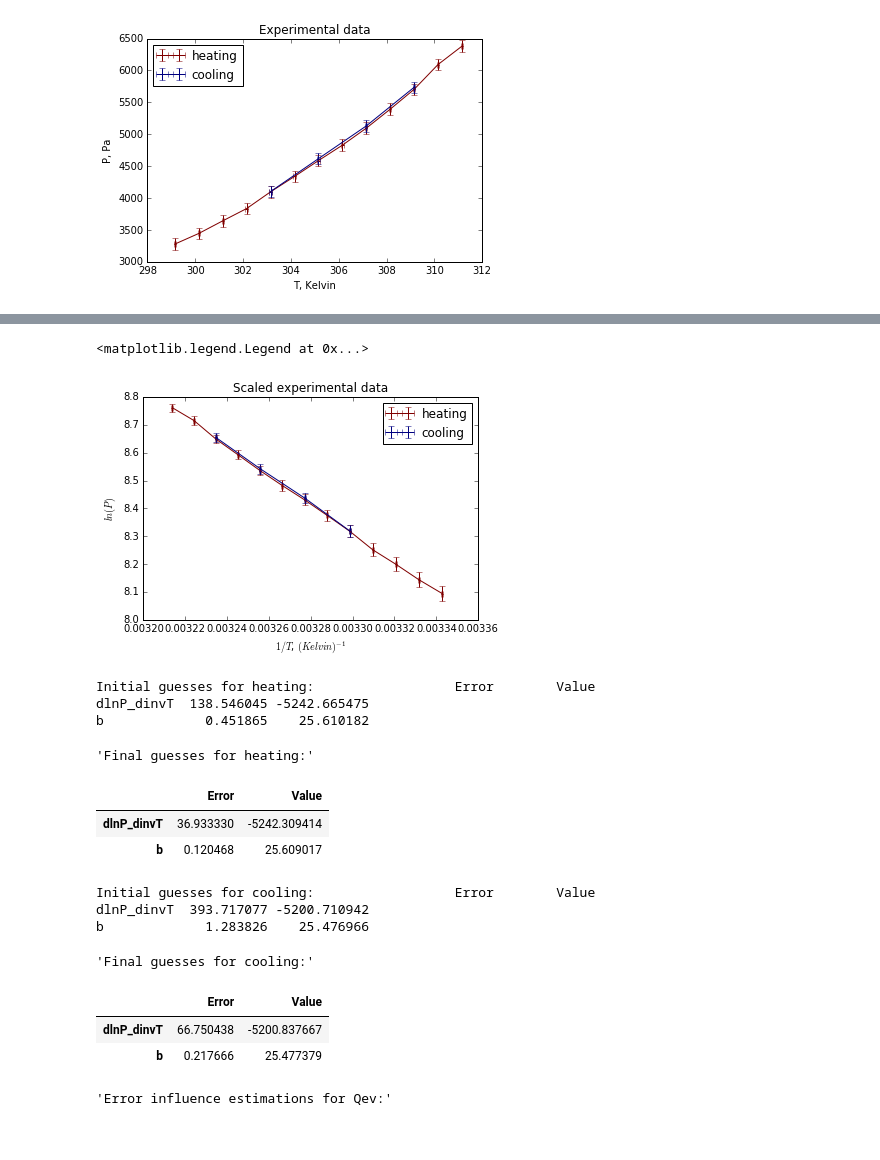
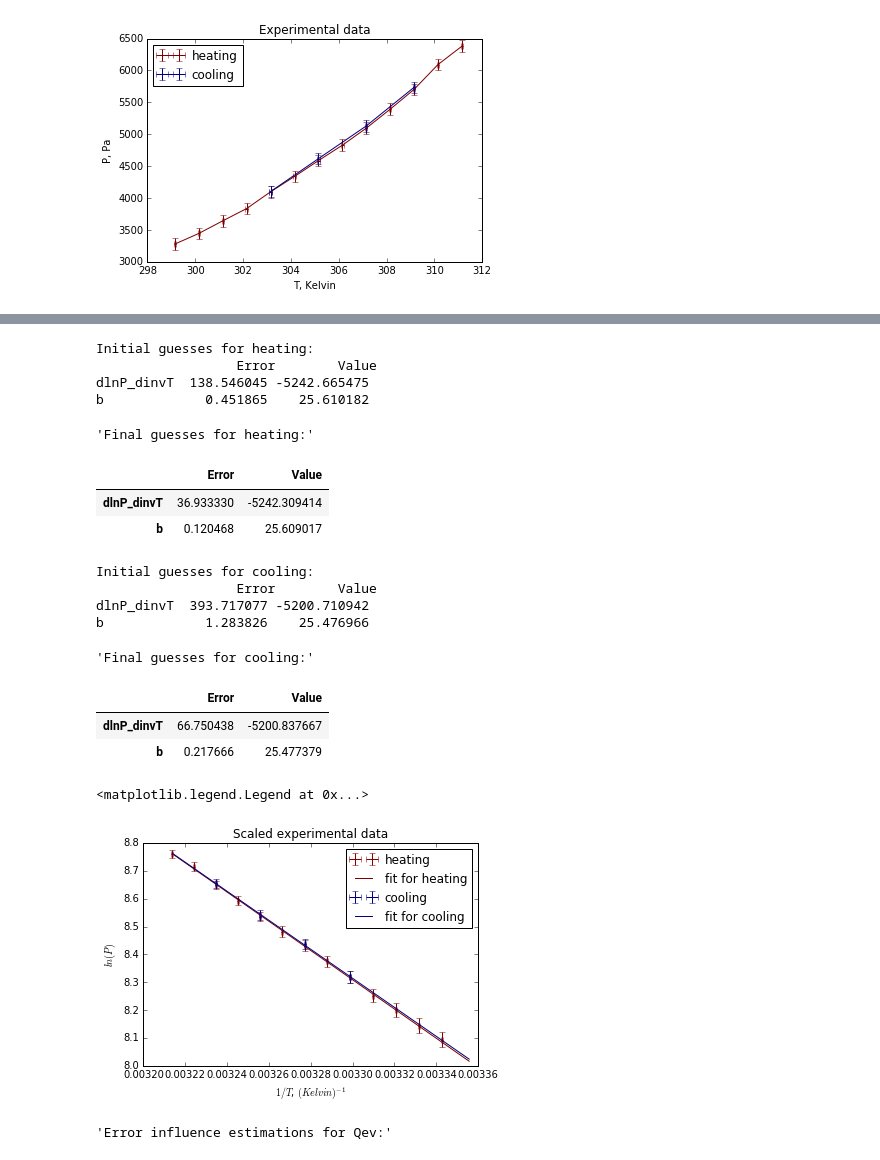
Before and after one commit to intelfx/mipt-lab, a Jupyter notebook: Курс 1 семестр 2/Лабы/2.4.1/2.4.1.ipynb, the cells around one changed output, grey strips where cells are left out. Saved outputs shown, nothing was run; the diff lists cells and outputs as text; code cells hidden in the pictures.

```diff
--- a/Курс 1 семестр 2/Лабы/2.4.1/2.4.1.ipynb
+++ b/Курс 1 семестр 2/Лабы/2.4.1/2.4.1.ipynb
@@ -131,5 +131,5 @@ for kind in kinds:
                                                                    work[kind],
                                                                    sym_pressure_cols_mapping,
                                                                    data[kind])
-    disp("Data for %s" % kind, data[kind])
+    disp("Data for %s:" % kind, data[kind])
 # %% [output]
@@ -205,5 +205,5 @@ for kind in kinds:
                                                                        work[kind],
                                                                        sym_invT_cols_mapping,
                                                                        data[kind])
-    disp("Data for %s" % kind, data[kind])
+    disp("Calculated data for %s:" % kind, data[kind])
 # %% [output]
@@ -229,46 +229,51 @@ for kind in kinds:
 | 2 | 305.15 | 0.05 | 0.1107 | 0.0686 | 0.1680 | 0.0005 | 4617.363844 | 90.603809 | 8.437579 | 0.019622 | ... |
 | 3 | 303.15 | 0.05 | 0.1086 | 0.0704 | 0.1697 | 0.0005 | 4101.919080 | 90.635891 | 8.319210 | 0.022096 | ... |
 # %%
+def fit_model(x, a, b):
+    return a * x + b
+fit_model_args = ["dlnP_dinvT", "b"]
+
+for kind in kinds:
+    ll.add(work[kind], ll.fit(name = kind,
+                              model = fit_model,
+                              model_args = fit_model_args,
+                              x = data[kind]["invT"],
+                              y = data[kind]["lnP"],
+                              xerr = data[kind]["Error_invT"],
+                              yerr = data[kind]["Error_lnP"]))
+
 plt.title("Scaled experimental data")
 plt.ylabel("$ln(P)$")
 plt.xlabel("$1/T$, $(Kelvin)^{-1}$")
 
+x_linspace = ll.linspace([x for x in data["heating"]["invT"]])
+
 for kind in kinds:
     plt.errorbar(x = data[kind]["invT"], y = data[kind]["lnP"],
                  xerr = data[kind]["Error_invT"], yerr = data[kind]["Error_lnP"],
-                 label = kind, color = colors[kind])
+                 ls = 'none', label = kind, color = colors[kind])
+    plt.errorbar(x = x_linspace, y = fit_model(x_linspace, *work[kind].Value[fit_model_args]),
+                 label = "fit for %s" % kind, color = colors[kind])
 
 plt.legend(loc = "best")
 # %% [output]
-<matplotlib.legend.Legend at 0x...>
+Initial guesses for heating:
+                  Error        Value
+dlnP_dinvT  138.546045 -5242.665475
+b             0.451865    25.610182
+'Final guesses for heating:'
+|  | Error | Value |
+| dlnP_dinvT | 36.933330 | -5242.309414 |
+| b | 0.120468 | 25.609017 |
+Initial guesses for cooling:
+                  Error        Value
+dlnP_dinvT  393.717077 -5200.710942
+b             1.283826    25.476966
+'Final guesses for cooling:'
+|  | Error | Value |
+| dlnP_dinvT | 66.750438 | -5200.837667 |
+| b | 0.217666 | 25.477379 |
+<matplotlib.legend.Legend at 0x...>
-[figure, old version]
+[figure, new version]
-# %%
-def fit_model(x, a, b):
-    return a * x + b
-fit_model_args = ["dlnP_dinvT", "b"]
-
-for kind in kinds:
-    ll.add(work[kind], ll.fit(name = kind,
-                              model = fit_model,
-                              model_args = fit_model_args,
-                              x = data[kind]["invT"],
-                              y = data[kind]["lnP"],
-                              xerr = data[kind]["Error_invT"],
-                              yerr = data[kind]["Error_lnP"]))
-# %% [output]
-Initial guesses for heating:                  Error        Value
-dlnP_dinvT  138.546045 -5242.665475
-b             0.451865    25.610182
-'Final guesses for heating:'
-|  | Error | Value |
-| dlnP_dinvT | 36.933330 | -5242.309414 |
-| b | 0.120468 | 25.609017 |
-Initial guesses for cooling:                  Error        Value
-dlnP_dinvT  393.717077 -5200.710942
-b             1.283826    25.476966
-'Final guesses for cooling:'
-|  | Error | Value |
-| dlnP_dinvT | 66.750438 | -5200.837667 |
-| b | 0.217666 | 25.477379 |
 # %%
 def model_Qev(R, dlnP_dinvT):
```
Also changed, not shown: parts of 4 cells of this notebook.
